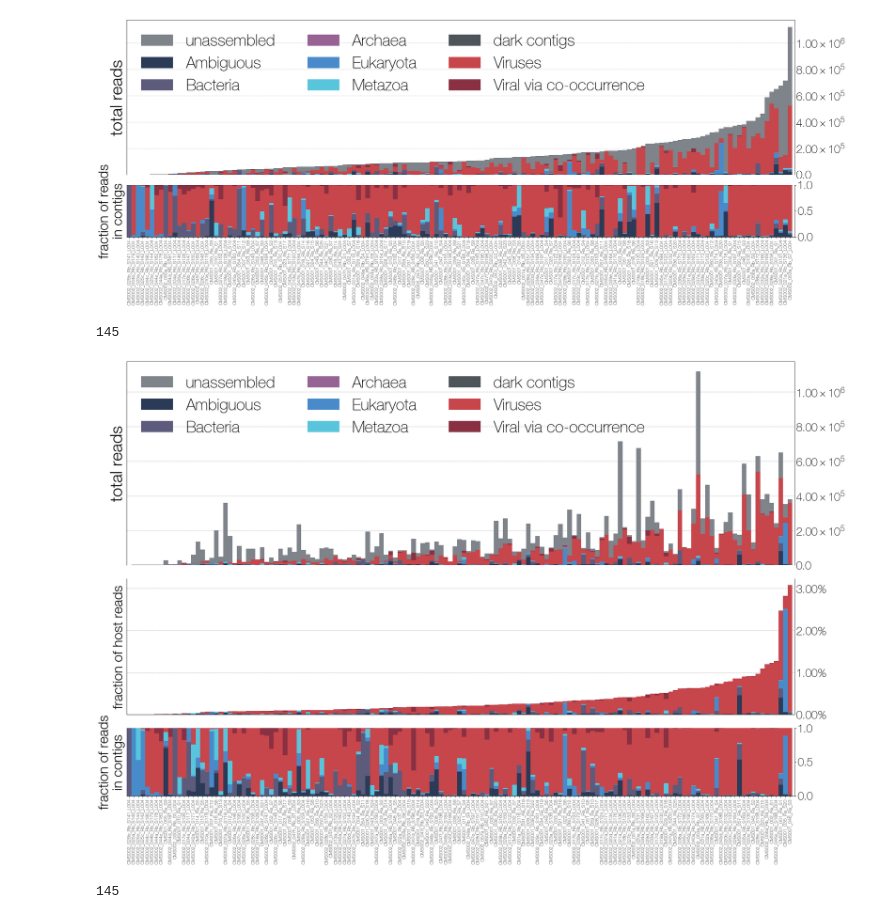
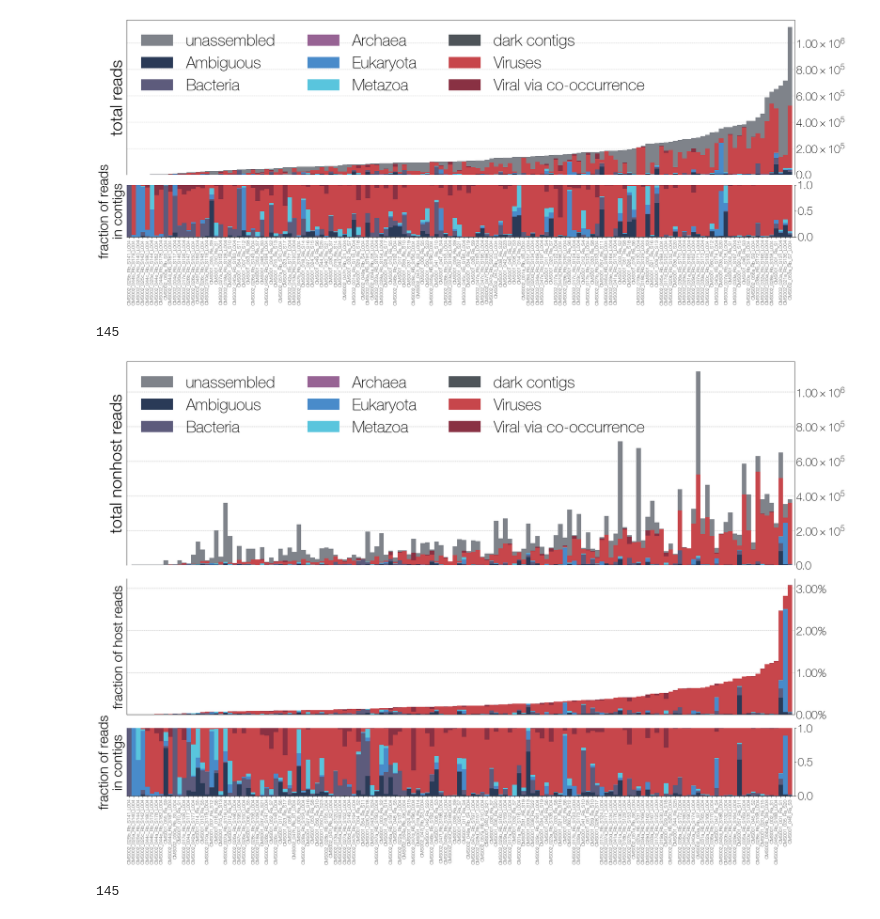
Before and after one commit to czbiohub-sf/california-mosquito-study, a Jupyter notebook: scripts/read_accounting.ipynb, the cells around one changed output. Saved outputs shown, nothing was run; the diff lists cells and outputs as text; code cells hidden in the pictures.

```diff
--- a/scripts/read_accounting.ipynb
+++ b/scripts/read_accounting.ipynb
@@ -114,3 +114,27 @@ for line in open(base_path+'../metadata/idseq_metadata.csv','r'):
             nonhost_reads[sample]-=contam[sample]
 
 grand_total=sum(nonhost_reads.values()) ## sum all of sample nonhost reads
+# %%
+sample_viral_loads={}
+
+for line in open(os.path.join(base_path,'contig_quality_concat/contig_calls.tsv'),'r'): ## iterate over lines
+    l=line.strip('\n').split('\t')
+    if l[0]=='sample':
+        header={x:i for i,x in enumerate(l)} ## create header dict
+    elif 'water' not in l[header['sample']].lower(): ## ignore water samples
+        sample=l[header['sample']]
+
+        if sample not in sample_viral_loads:
+            sample_viral_loads[sample]={}
+
+        curated=True if l[header['curated']]=='True' else False
+        read_count=int(float(l[header['read_count']])) ## get read count
+
+        if curated:
+            pol_group=str(int(float(l[header['poly_group']])))
+            if pol_group in sample_viral_loads[sample]:
+                sample_viral_loads[sample][pol_group]+=read_count
+            else:
+                sample_viral_loads[sample][pol_group]=read_count
+
+print(sample_viral_loads)
@@ -453,7 +479,7 @@ ax.grid(axis='y',ls='--',zorder=0)
 ax.yaxis.tick_right()
 ax.tick_params(axis='y',size=0,labelsize=28)
 ax.tick_params(axis='x',size=0,labelsize=0)
-ax.set_ylabel('total reads',size=42)
+ax.set_ylabel('total nonhost reads',size=42)
 
 fmt=lambda y,pos: '0.0' if (y==0.0 or y==np.nan) else r'$%.2f\times10^{%d}$'%(y*(10**-int(np.log10(y))),int(np.log10(y)))
 ax.yaxis.set_major_formatter(mpl.ticker.FuncFormatter(fmt))
@@ -465,34 +491,34 @@ ax2.yaxis.tick_right()
 ax2.tick_params(axis='y',labelsize=28)
 ax2.set_ylabel('fraction of reads\nin contigs',size=34)
 
 ax3.tick_params(axis='y',size=0,labelsize=28)
 ax3.tick_params(axis='x',size=0,labelsize=0)
 ax3.grid(axis='y',ls='--',zorder=0)
 ax3.yaxis.tick_right()
 ax3.set_ylabel('fraction of host reads',size=34)
 
 
 ax.set_xticklabels([])
 ax3.set_xticklabels([])
 ax2.set_xticks(range(len(sorted_samples)))
 ax2.set_xticklabels(sorted_samples,rotation=90,size=12)
 
 ax.legend(loc=2,fontsize=40,ncol=3,frameon=False)
 
 [ax.spines[loc].set_visible(False) for loc in ax.spines if loc in ['bottom']]
 [ax2.spines[loc].set_visible(False) for loc in ax2.spines if loc in ['top']]
 [ax3.spines[loc].set_visible(False) for loc in ax2.spines if loc in ['top']]
 
 ax.set_xlim(-0.5,len(sorted_samples))
 ax2.set_xlim(ax.get_xlim())
 ax3.set_xlim(ax.get_xlim())
 plt.savefig('/Users/evogytis/Documents/manuscripts/skeeters/figures/figS2_sample_read_count.pdf',dpi=300,bbox_inches='tight')
 plt.savefig('/Users/evogytis/Documents/manuscripts/skeeters/figures/figS2_sample_read_count.png',dpi=300,bbox_inches='tight')
 
 plt.show()
 # %% [output]
 145
-[figure, old version]
+[figure, new version]
 # %%
 %matplotlib inline
 import matplotlib as mpl
```
Also changed, not shown: parts of 1 cell of this notebook, 3 other files.
